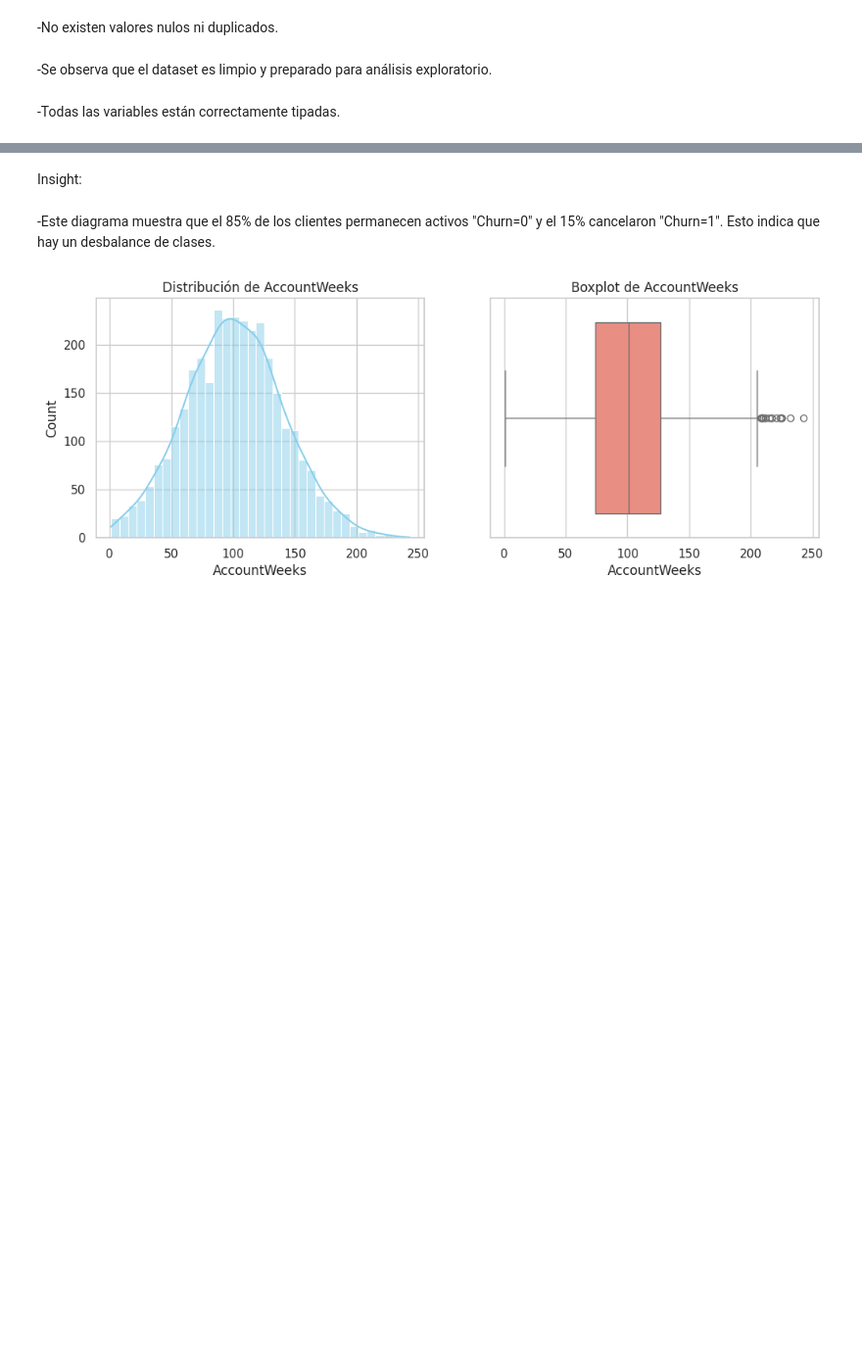
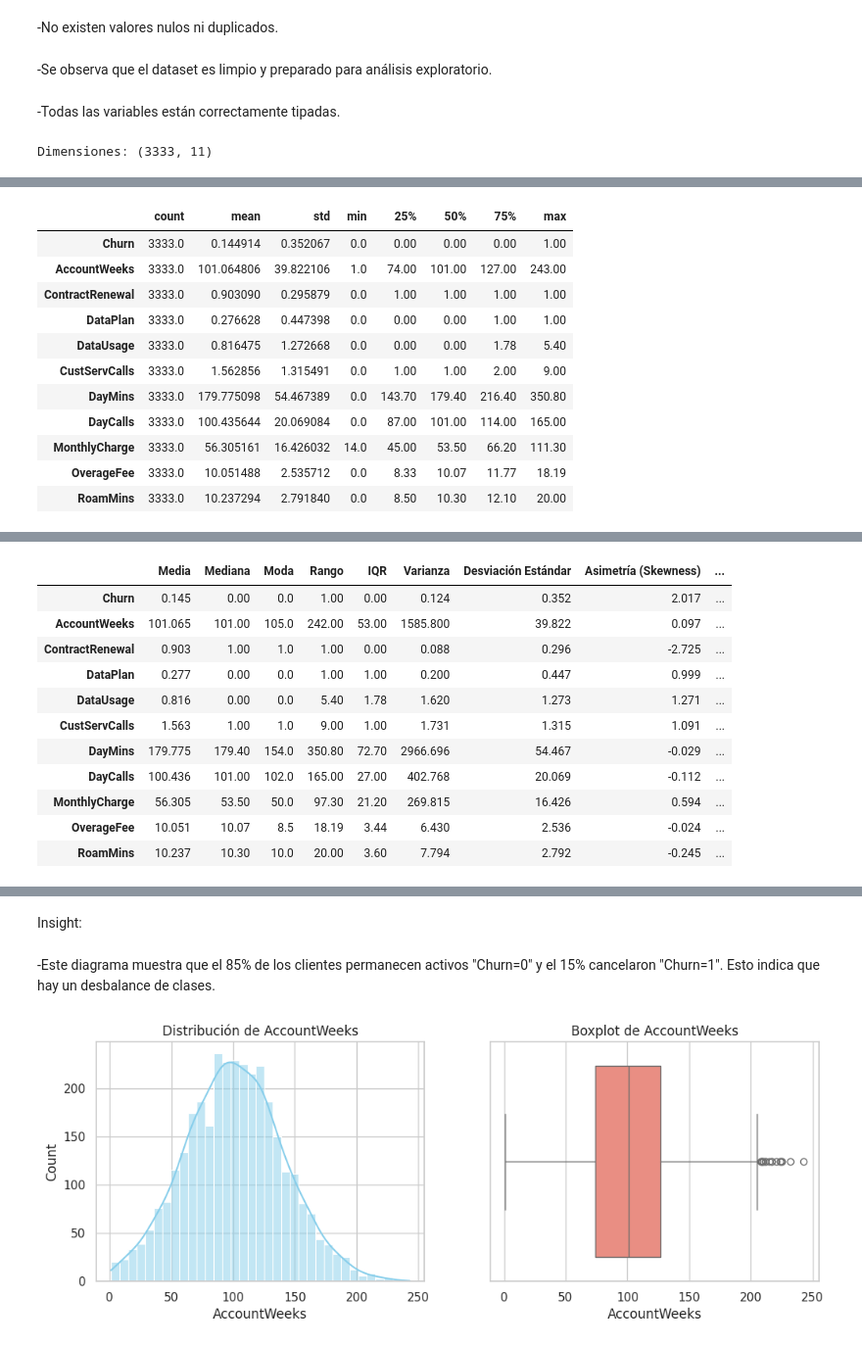
Before and after one commit to SantiagoLopez0212/mlops_pipeline, a Jupyter notebook: src/comprension_eda.ipynb, the cells around one changed output, grey strips where cells are left out. Shown at 98% size. Cells and saved outputs as stored; diff of their text form; code cells hidden in the pictures; blank space fills up the shorter version.

```diff
--- a/src/comprension_eda.ipynb
+++ b/src/comprension_eda.ipynb
@@ -112,3 +112,59 @@ Observaciones:
 -Se observa que el dataset es limpio y preparado para análisis exploratorio.
 # %% [markdown]
 -Todas las variables están correctamente tipadas.
+# %%
+import pandas as pd
+import numpy as np
+from scipy.stats import skew, kurtosis
+import matplotlib.pyplot as plt
+import seaborn as sns
+
+sns.set(style="whitegrid", palette="muted")
+plt.rcParams["figure.figsize"] = (10, 5)
+
+# Cargar el dataset
+df = pd.read_csv("telecom_churn.csv")
+
+print("Dimensiones:", df.shape)
+display(df.head())
+
+df.info()
+
+# Estadísticas generales
+display(df.describe().T)
+
+# Valores nulos
+print("\n Valores nulos por columna: ")
+print(df.isnull().sum())
+
+# Duplicados
+print("\n Duplicados: ", df.duplicated().sum())
+
+# Calcular medidas estadísticas detalladas
+media = df.mean()
+mediana = df.median()
+moda = df.mode().iloc[0]
+rango = df.max() - df.min()
+iqr = df.quantile(0.75) - df.quantile(0.25)
+varianza = df.var()
+desviacion = df.std()
+asimetria = df.apply(lambda x: skew(x.dropna()) if np.issubdtype(x.dtype, np.number) else np.nan)
+curtosis = df.apply(lambda x: kurtosis(x.dropna()) if np.issubdtype(x.dtype, np.number) else np.nan)
+
+# Consolidar en un DataFrame resumen
+medidas_estadisticas = pd.DataFrame({
+    'Media': media,
+    'Mediana': mediana,
+    'Moda': moda,
+    'Rango': rango,
+    'IQR': iqr,
+    'Varianza': varianza,
+    'Desviación Estándar': desviacion,
+    'Asimetría (Skewness)': asimetria,
+    'Curtosis (Kurtosis)': curtosis
+})
+
+# Mostrar tabla redondeada
+medidas_estadisticas.round(3)
+# %% [output]
+Dimensiones: (3333, 11)
@@ -114,0 +195,12 @@ Observaciones:
+|  | count | mean | std | min | 25% | 50% | 75% | max |
+| Churn | 3333.0 | 0.144914 | 0.352067 | 0.0 | 0.00 | 0.00 | 0.00 | 1.00 |
+| AccountWeeks | 3333.0 | 101.064806 | 39.822106 | 1.0 | 74.00 | 101.00 | 127.00 | 243.00 |
+| ContractRenewal | 3333.0 | 0.903090 | 0.295879 | 0.0 | 1.00 | 1.00 | 1.00 | 1.00 |
+| DataPlan | 3333.0 | 0.276628 | 0.447398 | 0.0 | 0.00 | 0.00 | 1.00 | 1.00 |
+| DataUsage | 3333.0 | 0.816475 | 1.272668 | 0.0 | 0.00 | 0.00 | 1.78 | 5.40 |
+| CustServCalls | 3333.0 | 1.562856 | 1.315491 | 0.0 | 1.00 | 1.00 | 2.00 | 9.00 |
+| DayMins | 3333.0 | 179.775098 | 54.467389 | 0.0 | 143.70 | 179.40 | 216.40 | 350.80 |
+| DayCalls | 3333.0 | 100.435644 | 20.069084 | 0.0 | 87.00 | 101.00 | 114.00 | 165.00 |
+| MonthlyCharge | 3333.0 | 56.305161 | 16.426032 | 14.0 | 45.00 | 53.50 | 66.20 | 111.30 |
+| OverageFee | 3333.0 | 10.051488 | 2.535712 | 0.0 | 8.33 | 10.07 | 11.77 | 18.19 |
+| RoamMins | 3333.0 | 10.237294 | 2.791840 | 0.0 | 8.50 | 10.30 | 12.10 | 20.00 |
@@ -114,0 +222,12 @@ Observaciones:
+|  | Media | Mediana | Moda | Rango | IQR | Varianza | Desviación Estándar | Asimetría (Skewness) | ... |
+| Churn | 0.145 | 0.00 | 0.0 | 1.00 | 0.00 | 0.124 | 0.352 | 2.017 | ... |
+| AccountWeeks | 101.065 | 101.00 | 105.0 | 242.00 | 53.00 | 1585.800 | 39.822 | 0.097 | ... |
+| ContractRenewal | 0.903 | 1.00 | 1.0 | 1.00 | 0.00 | 0.088 | 0.296 | -2.725 | ... |
+| DataPlan | 0.277 | 0.00 | 0.0 | 1.00 | 1.00 | 0.200 | 0.447 | 0.999 | ... |
+| DataUsage | 0.816 | 0.00 | 0.0 | 5.40 | 1.78 | 1.620 | 1.273 | 1.271 | ... |
+| CustServCalls | 1.563 | 1.00 | 1.0 | 9.00 | 1.00 | 1.731 | 1.315 | 1.091 | ... |
+| DayMins | 179.775 | 179.40 | 154.0 | 350.80 | 72.70 | 2966.696 | 54.467 | -0.029 | ... |
+| DayCalls | 100.436 | 101.00 | 102.0 | 165.00 | 27.00 | 402.768 | 20.069 | -0.112 | ... |
+| MonthlyCharge | 56.305 | 53.50 | 50.0 | 97.30 | 21.20 | 269.815 | 16.426 | 0.594 | ... |
+| OverageFee | 10.051 | 10.07 | 8.5 | 18.19 | 3.44 | 6.430 | 2.536 | -0.024 | ... |
+| RoamMins | 10.237 | 10.30 | 10.0 | 20.00 | 3.60 | 7.794 | 2.792 | -0.245 | ... |
```
Also changed, not shown: parts of 3 cells of this notebook.
